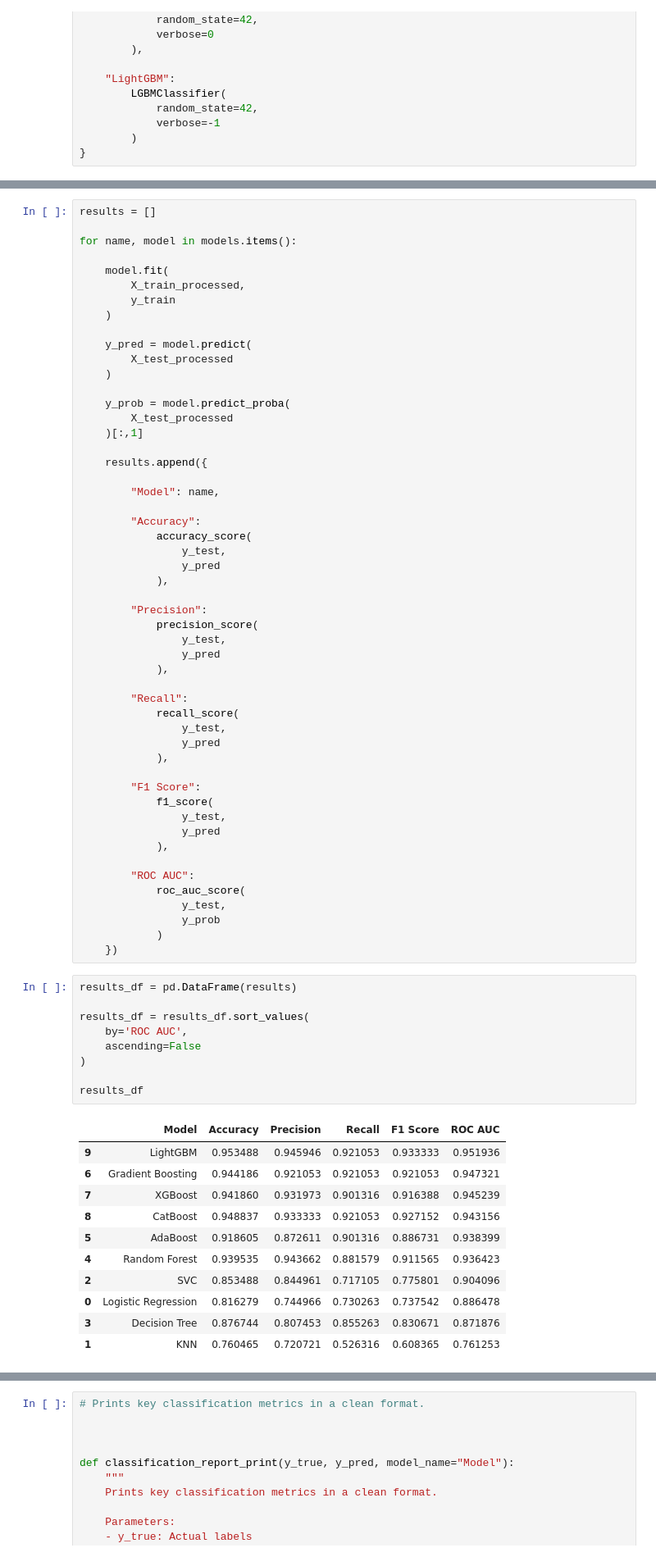
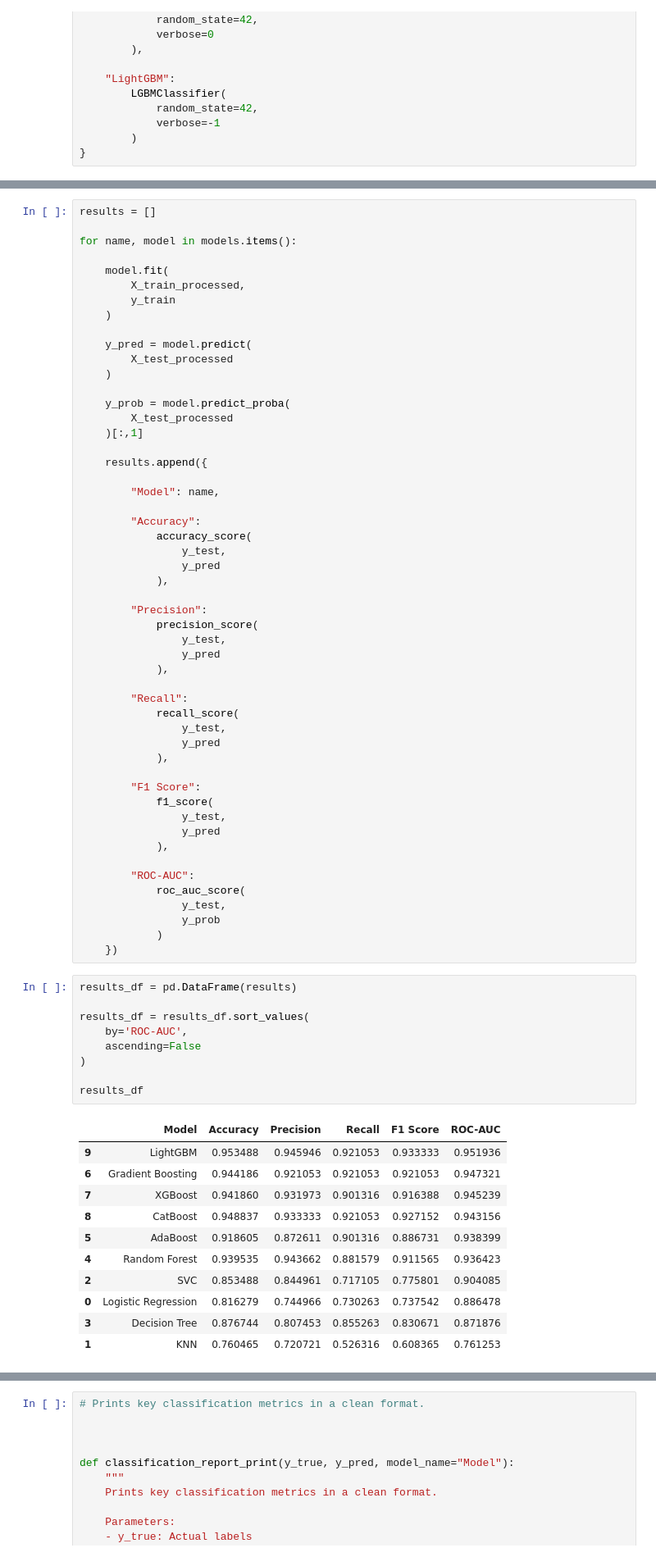
Before and after one commit to aneeshjo/Alzheimers-Prediction, a Jupyter notebook: notebooks/model_training.ipynb, the cells around one changed output, grey strips where cells are left out. Shown at 82% size. Drawn from its saved outputs; the diff is of its cells as text.

Commit message:
Implement baseline model training and evaluation

```diff
--- a/notebooks/model_training.ipynb
+++ b/notebooks/model_training.ipynb
@@ -172,7 +203,7 @@ for name, model in models.items():
                 y_pred
             ),
 
-        "ROC AUC":
+        "ROC-AUC":
             roc_auc_score(
                 y_test,
                 y_prob
@@ -181,21 +212,21 @@ for name, model in models.items():
 # %%
 results_df = pd.DataFrame(results)
 
 results_df = results_df.sort_values(
-    by='ROC AUC',
+    by='ROC-AUC',
     ascending=False
 )
 
 results_df
 # %% [output]
-|  | Model | Accuracy | Precision | Recall | F1 Score | ROC AUC |
+|  | Model | Accuracy | Precision | Recall | F1 Score | ROC-AUC |
 | 9 | LightGBM | 0.953488 | 0.945946 | 0.921053 | 0.933333 | 0.951936 |
 | 6 | Gradient Boosting | 0.944186 | 0.921053 | 0.921053 | 0.921053 | 0.947321 |
 | 7 | XGBoost | 0.941860 | 0.931973 | 0.901316 | 0.916388 | 0.945239 |
 | 8 | CatBoost | 0.948837 | 0.933333 | 0.921053 | 0.927152 | 0.943156 |
 | 5 | AdaBoost | 0.918605 | 0.872611 | 0.901316 | 0.886731 | 0.938399 |
 | 4 | Random Forest | 0.939535 | 0.943662 | 0.881579 | 0.911565 | 0.936423 |
-| 2 | SVC | 0.853488 | 0.844961 | 0.717105 | 0.775801 | 0.904096 |
+| 2 | SVC | 0.853488 | 0.844961 | 0.717105 | 0.775801 | 0.904085 |
 | 0 | Logistic Regression | 0.816279 | 0.744966 | 0.730263 | 0.737542 | 0.886478 |
 | 3 | Decision Tree | 0.876744 | 0.807453 | 0.855263 | 0.830671 | 0.871876 |
 | 1 | KNN | 0.760465 | 0.720721 | 0.526316 | 0.608365 | 0.761253 |
```
Also changed, not shown: parts of 40 cells of this notebook, 5 other files.
